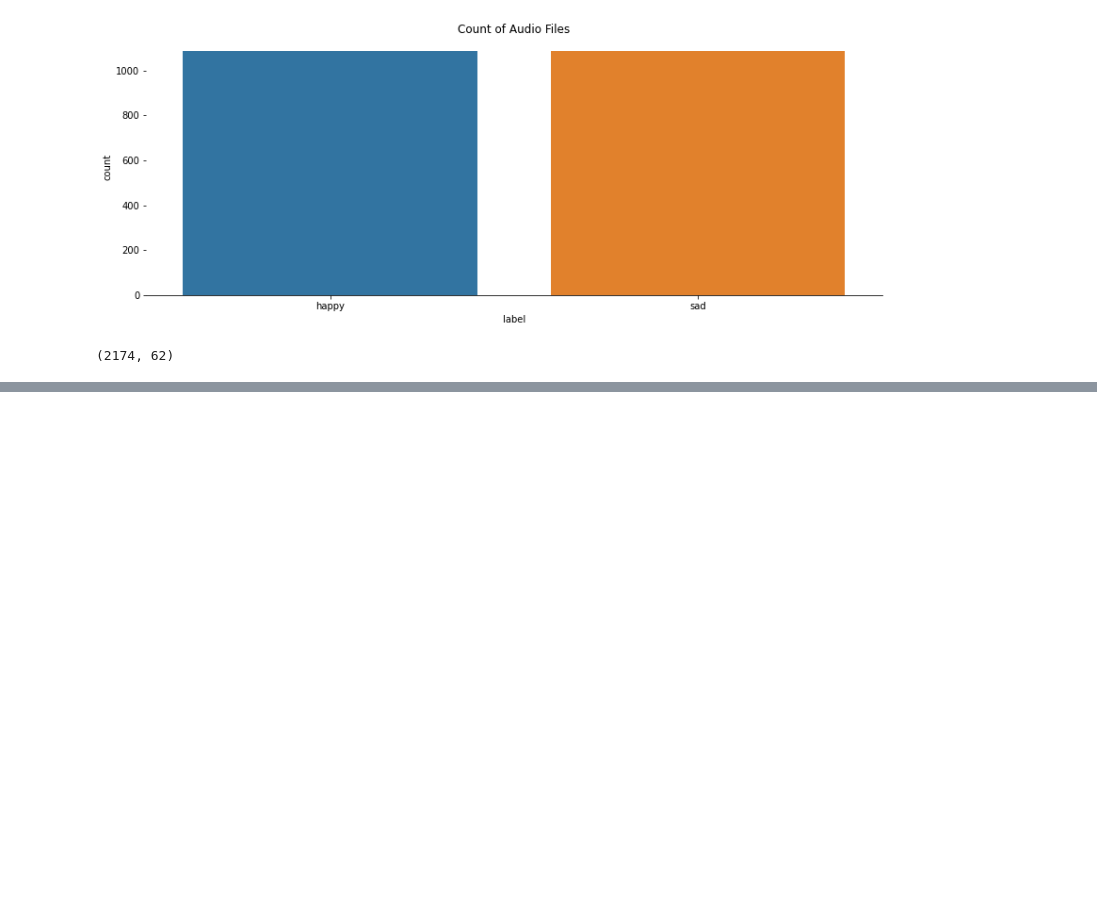
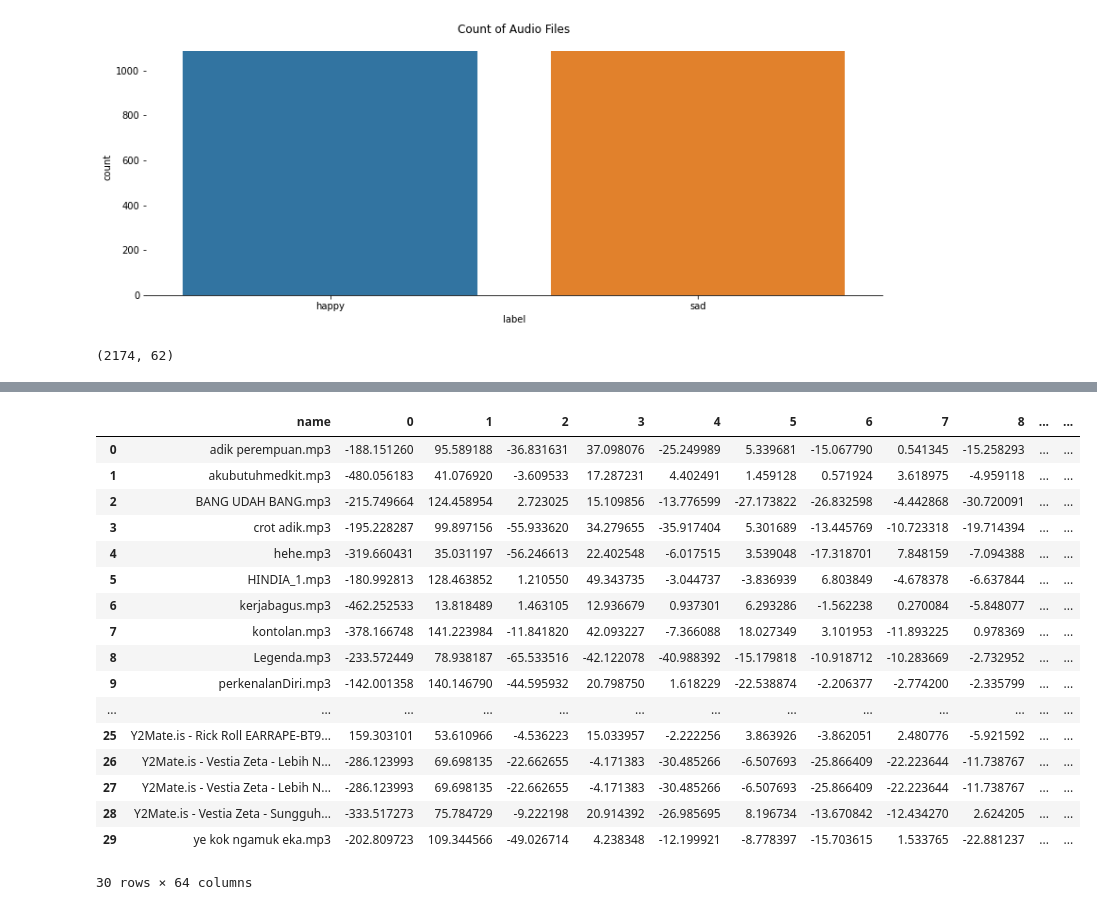
Before and after one commit to LvnnnX/Pemrosesan-Data-Multimedia, a Jupyter notebook: IPYNB-Code/Final-Project/final-project.ipynb, the cells around one changed output, grey strips where cells are left out. Saved outputs shown, nothing was run; the diff lists cells and outputs as text; code cells hidden in the pictures; blank space fills up the shorter version.

```diff
--- a/IPYNB-Code/Final-Project/final-project.ipynb
+++ b/IPYNB-Code/Final-Project/final-project.ipynb
@@ -413,0 +428,41 @@ input_df
+# %%
+#TODO : Test input
+
+INPUT_DIRECTORY = PATH / 'test_input'
+
+# for file_directory in os.listdir(INPUT_DIRECTORY):
+#     df = None
+#     for files in tqdm(os.listdir(INPUT_DIRECTORY / file_directory)):
+#         if(df is None):
+#             df = audio_features(path=INPUT_DIRECTORY / file_directory / files, mfcc_num=20)
+#         else:
+#             input_df = audio_features(path=INPUT_DIRECTORY / file_directory / files, mfcc_num=20)
+#             df = pd.concat([df, input_df])
+
+
+# data1 = audio_features(path=HAPPYDIR, mfcc_num=20)
+# data2 = audio_features(path=SADDIR, mfcc_num=20)
+
+# df = pd.concat([data1, data2])
+
+df = audio_features(path=f'D:\\Compressed\\Soundpad\\Sound\\', mfcc_num=20)
+df
+# %% [output]
+|  | name | 0 | 1 | 2 | 3 | 4 | 5 | 6 | 7 | 8 | ... | ... |
+| 0 | adik perempuan.mp3 | -188.151260 | 95.589188 | -36.831631 | 37.098076 | -25.249989 | 5.339681 | -15.067790 | 0.541345 | -15.258293 | ... | ... |
+| 1 | akubutuhmedkit.mp3 | -480.056183 | 41.076920 | -3.609533 | 17.287231 | 4.402491 | 1.459128 | 0.571924 | 3.618975 | -4.959118 | ... | ... |
+| 2 | BANG UDAH BANG.mp3 | -215.749664 | 124.458954 | 2.723025 | 15.109856 | -13.776599 | -27.173822 | -26.832598 | -4.442868 | -30.720091 | ... | ... |
+| 3 | crot adik.mp3 | -195.228287 | 99.897156 | -55.933620 | 34.279655 | -35.917404 | 5.301689 | -13.445769 | -10.723318 | -19.714394 | ... | ... |
+| 4 | hehe.mp3 | -319.660431 | 35.031197 | -56.246613 | 22.402548 | -6.017515 | 3.539048 | -17.318701 | 7.848159 | -7.094388 | ... | ... |
+| 5 | HINDIA_1.mp3 | -180.992813 | 128.463852 | 1.210550 | 49.343735 | -3.044737 | -3.836939 | 6.803849 | -4.678378 | -6.637844 | ... | ... |
+| 6 | kerjabagus.mp3 | -462.252533 | 13.818489 | 1.463105 | 12.936679 | 0.937301 | 6.293286 | -1.562238 | 0.270084 | -5.848077 | ... | ... |
+| 7 | kontolan.mp3 | -378.166748 | 141.223984 | -11.841820 | 42.093227 | -7.366088 | 18.027349 | 3.101953 | -11.893225 | 0.978369 | ... | ... |
+| 8 | Legenda.mp3 | -233.572449 | 78.938187 | -65.533516 | -42.122078 | -40.988392 | -15.179818 | -10.918712 | -10.283669 | -2.732952 | ... | ... |
+| 9 | perkenalanDiri.mp3 | -142.001358 | 140.146790 | -44.595932 | 20.798750 | 1.618229 | -22.538874 | -2.206377 | -2.774200 | -2.335799 | ... | ... |
+| ... | ... | ... | ... | ... | ... | ... | ... | ... | ... | ... | ... | ... |
+| 25 | Y2Mate.is - Rick Roll EARRAPE-BT9... | 159.303101 | 53.610966 | -4.536223 | 15.033957 | -2.222256 | 3.863926 | -3.862051 | 2.480776 | -5.921592 | ... | ... |
+| 26 | Y2Mate.is - Vestia Zeta - Lebih N... | -286.123993 | 69.698135 | -22.662655 | -4.171383 | -30.485266 | -6.507693 | -25.866409 | -22.223644 | -11.738767 | ... | ... |
+| 27 | Y2Mate.is - Vestia Zeta - Lebih N... | -286.123993 | 69.698135 | -22.662655 | -4.171383 | -30.485266 | -6.507693 | -25.866409 | -22.223644 | -11.738767 | ... | ... |
+| 28 | Y2Mate.is - Vestia Zeta - Sungguh... | -333.517273 | 75.784729 | -9.222198 | 20.914392 | -26.985695 | 8.196734 | -13.670842 | -12.434270 | 2.624205 | ... | ... |
+| 29 | ye kok ngamuk eka.mp3 | -202.809723 | 109.344566 | -49.026714 | 4.238348 | -12.199921 | -8.778397 | -15.703615 | 1.533765 | -22.881237 | ... | ... |
+30 rows × 64 columns
```
Also changed, not shown: parts of 21 cells of this notebook.
